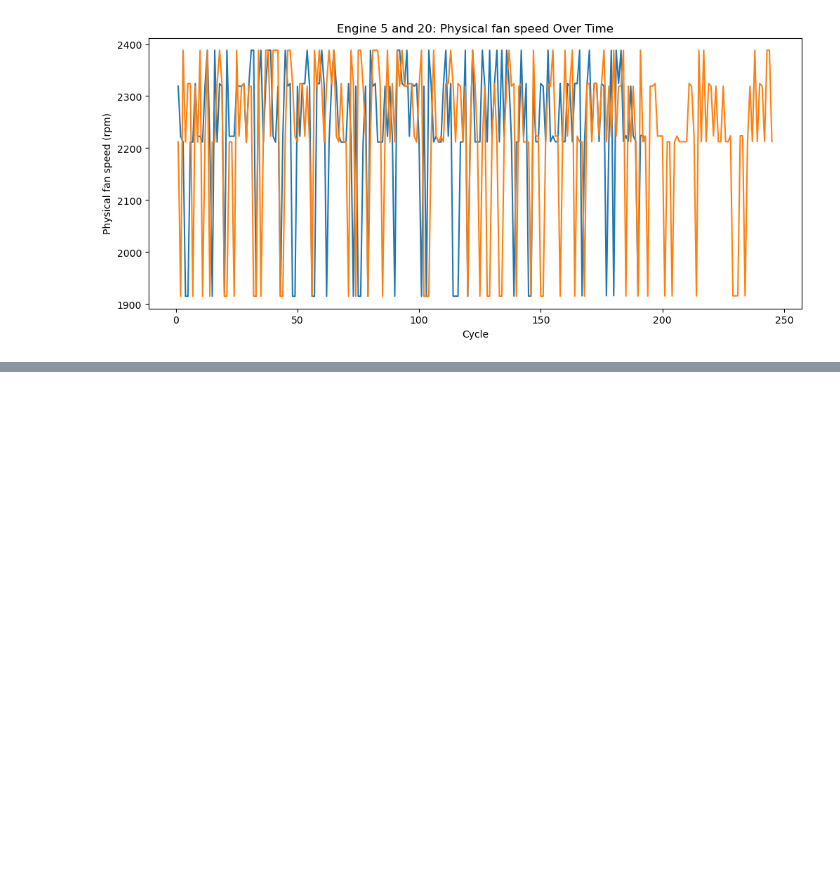
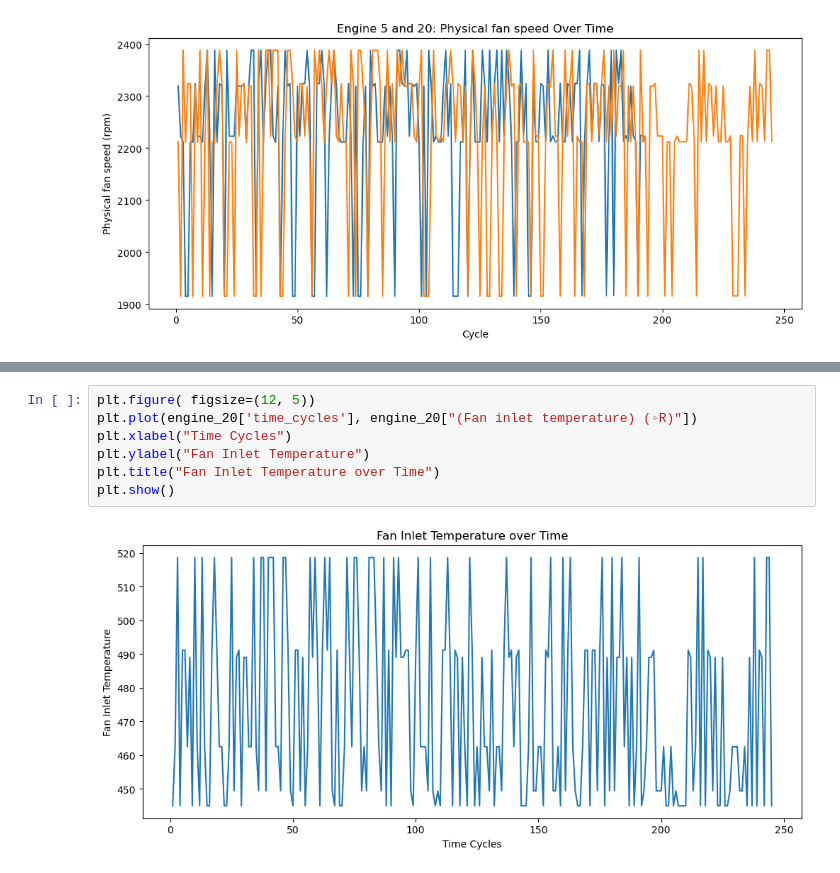
Before and after one commit to yadvendrasinghshekhawat02-design/first-, a Jupyter notebook: fd004_analysis.ipynb, the cells around one changed output, grey strips where cells are left out. Saved outputs shown, nothing was run; the diff lists cells and outputs as text; blank space fills up the shorter version.

```diff
--- a/fd004_analysis.ipynb
+++ b/fd004_analysis.ipynb
@@ -233,0 +263,9 @@ plt.show()
+# %%
+plt.figure( figsize=(12, 5))
+plt.plot(engine_20['time_cycles'], engine_20["(Fan inlet temperature) (◦R)"])
+plt.xlabel("Time Cycles")
+plt.ylabel("Fan Inlet Temperature")
+plt.title("Fan Inlet Temperature over Time")
+plt.show()
+# %% [output]
+[figure, added]
```
Also changed, not shown: parts of 6 cells of this notebook.
